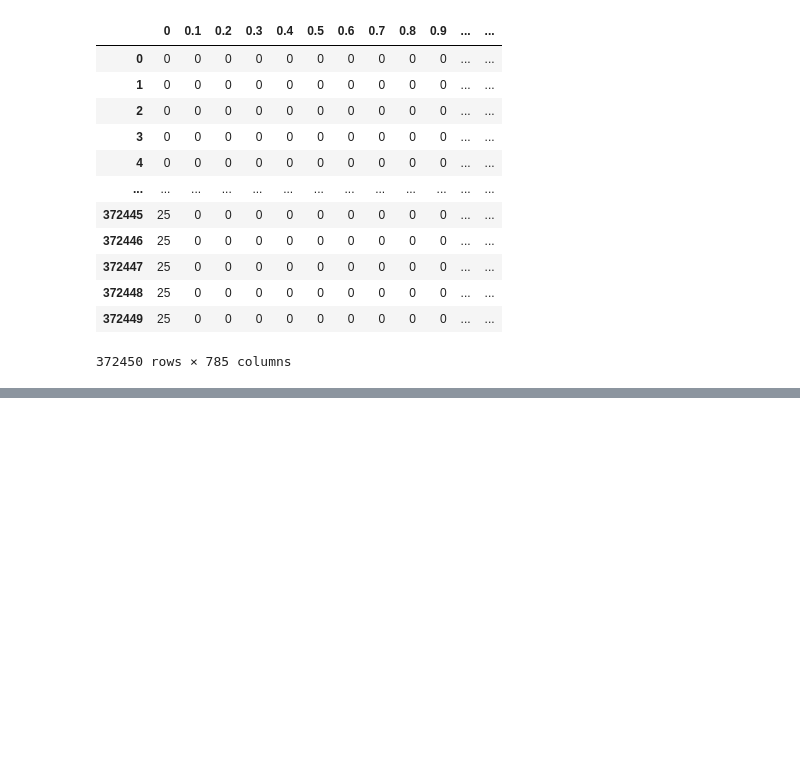
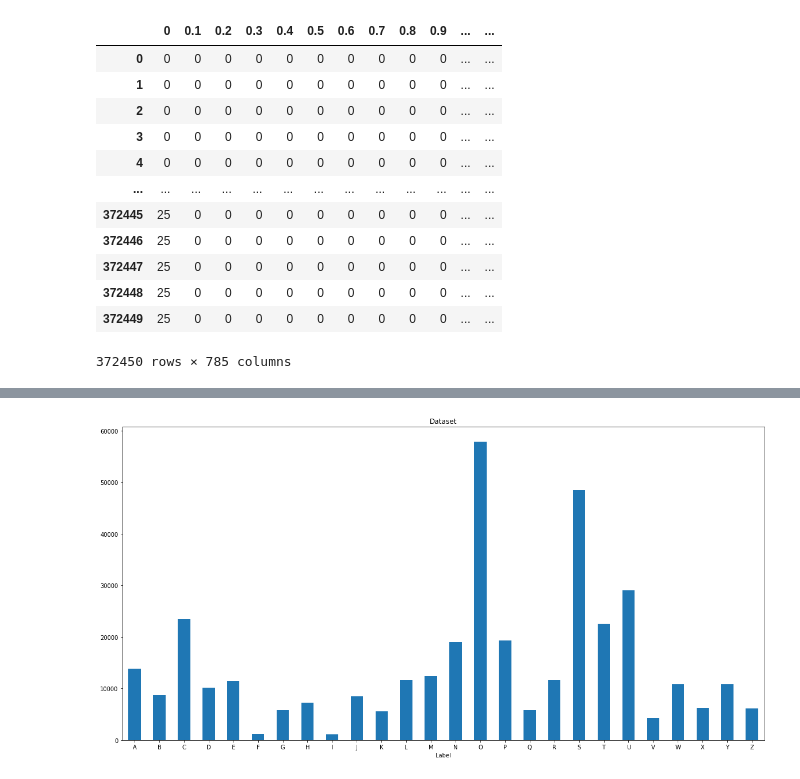
Before and after one commit to morteza-nouri/AI-TensorFlow, a Jupyter notebook: AI_CA5_P2.ipynb, the cells around one changed output, grey strips where cells are left out. Saved outputs shown, nothing was run; the diff lists cells and outputs as text; code cells hidden in the pictures; blank space fills up the shorter version.

```diff
--- a/AI_CA5_P2.ipynb
+++ b/AI_CA5_P2.ipynb
@@ -47,3 +47,17 @@ memory usage: 278.8 MB
 | 372448 | 25 | 0 | 0 | 0 | 0 | 0 | 0 | 0 | 0 | 0 | ... | ... |
 | 372449 | 25 | 0 | 0 | 0 | 0 | 0 | 0 | 0 | 0 | 0 | ... | ... |
 372450 rows × 785 columns
+# %%
+# function to get corresponding alphabet.(A-Z mapped to 0-25 in order in dataset)
+
+def getAlphabet(n):
+  return chr(n + 65)
+# %%
+import numpy as np
+
+# construct labels
+labels = df['0'].apply(getAlphabet)
+data = df.iloc[:,1:].values
+data = data.reshape(-1, 28, 28)
+working_df = pd.DataFrame({'Label': labels, 'data': [*data]})
+working_df
@@ -49,0 +78,10 @@ memory usage: 278.8 MB
+# %%
+import matplotlib.pyplot as plt
+
+
+plt.figure(figsize=(20,10))
+working_df.groupby('Label').size().plot(kind='bar', title='Dataset')
+plt.xticks(rotation='horizontal')
+plt.show()
+# %% [output]
+[figure, added]
```
Also changed, not shown: parts of 3 cells of this notebook.
